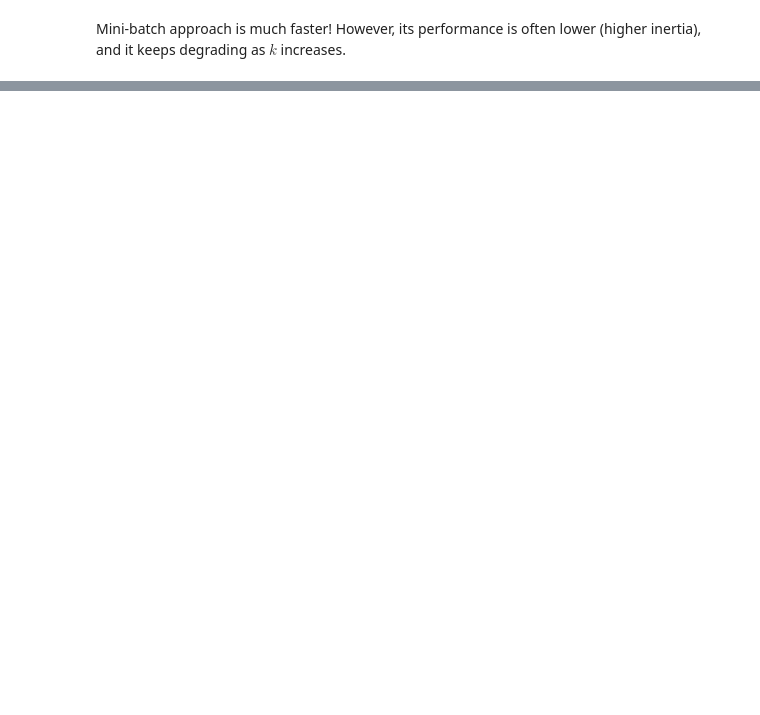
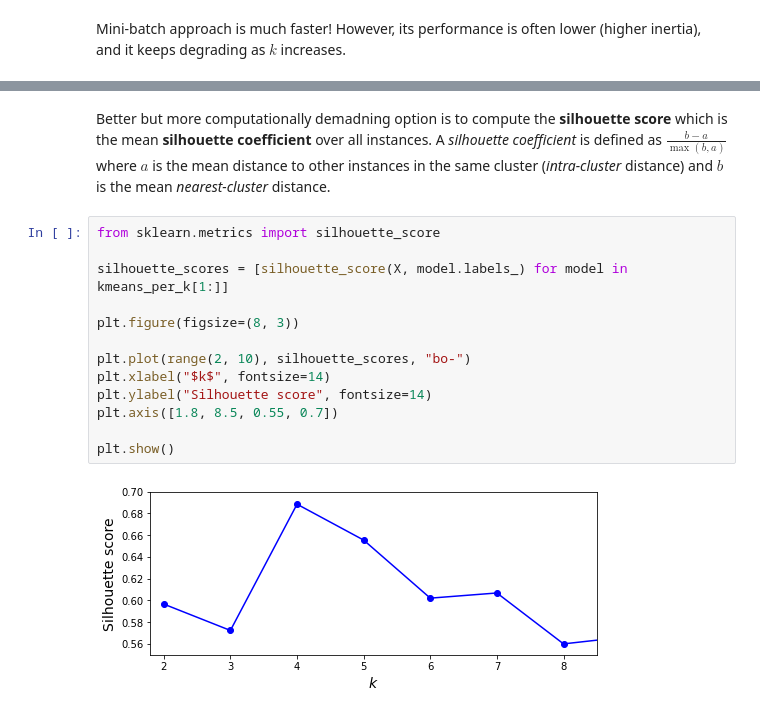
Before and after one commit to matyama/homl, a Jupyter notebook: 09_unsupervised.ipynb, the cells around one changed output, grey strips where cells are left out. Drawn from its saved outputs; the diff is of its cells as text; blank space fills up the shorter version.

```diff
--- a/09_unsupervised.ipynb
+++ b/09_unsupervised.ipynb
@@ -404,0 +464,17 @@ plt.show()
+# %% [markdown]
+Better but more computationally demadning option is to compute the **silhouette score** which is the mean **silhouette coefficient** over all instances. A *silhouette coefficient* is defined as $\frac{b - a}{\max(b, a)}$ where $a$ is the mean distance to other instances in the same cluster (*intra-cluster* distance) and $b$ is the mean *nearest-cluster* distance.
+# %%
+from sklearn.metrics import silhouette_score
+
+silhouette_scores = [silhouette_score(X, model.labels_) for model in kmeans_per_k[1:]]
+
+plt.figure(figsize=(8, 3))
+
+plt.plot(range(2, 10), silhouette_scores, "bo-")
+plt.xlabel("$k$", fontsize=14)
+plt.ylabel("Silhouette score", fontsize=14)
+plt.axis([1.8, 8.5, 0.55, 0.7])
+
+plt.show()
+# %% [output]
+[figure, added]
```
Also changed, not shown: parts of 62 cells of this notebook, 1 other file.
